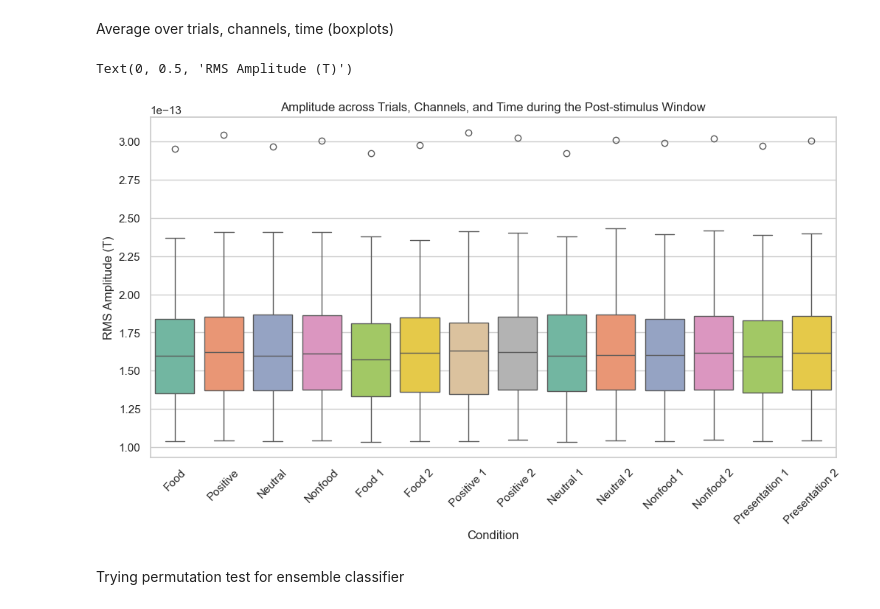
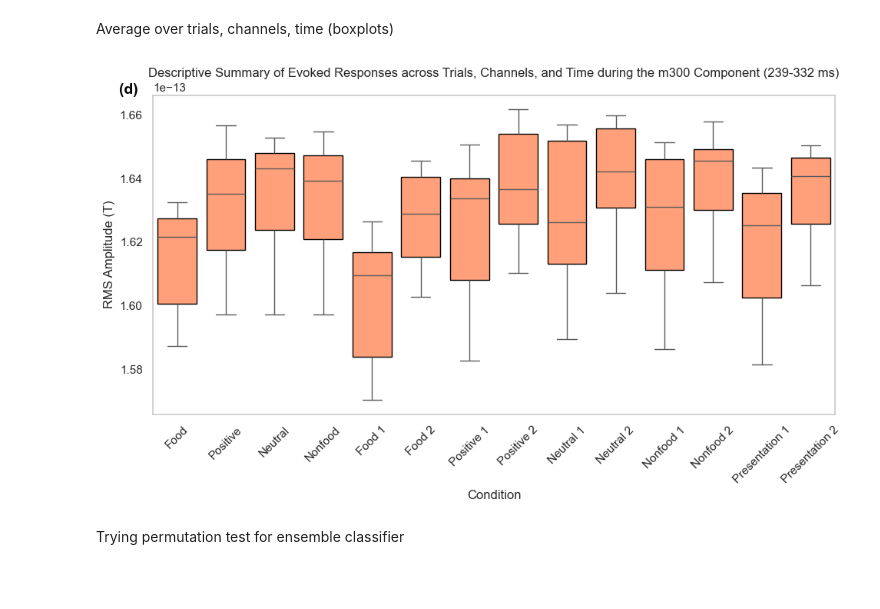
Before and after one commit to DonEnricoEsteve/ML_NN_Project, a Jupyter notebook: MEG_decoding.ipynb, the cells around one changed output. Cells and saved outputs as stored; diff of their text form; code cells hidden in the pictures; blank space fills up the shorter version.

```diff
--- a/MEG_decoding.ipynb
+++ b/MEG_decoding.ipynb
@@ -1520,7 +1522,7 @@ Plot Descriptive Summary Statistics across subjects
 Average over trials and channels
 # %%
 # Set directories
-data_dir = 'Z:\Don\ML_Project\Window files\M200\evoked_cond_concat_binary_and_multiclass'  # Directory containing all subject directories
+data_dir = 'Z:\Don\ML_Project\Window files\M100\evoked_cond_concat_binary_and_multiclass'  # Directory containing all subject directories
 subjects = [d for d in os.listdir(data_dir) if d.startswith('sub_')]
 conditions = ['food', 'positive', 'neutral', 'nonfood',
               'food_1', 'food_2', 'positive_1', 'positive_2',
@@ -1573,7 +1575,7 @@ np.save(final_rms_savepath, final_rms, allow_pickle=True)
 final_sem_savepath = "Z:\Don\ML_Project\Summary_statistics_plots/M200_sem.npy"
 np.save(final_sem_savepath, final_sem, allow_pickle=True)
 # %%
-final_rms = np.load("Z:\Don\ML_Project\Summary_statistics_plots/M100_rms.npy", allow_pickle=True)
+final_rms = np.load("Z:\Don\ML_Project\Summary_statistics_plots/poststimulus_rms.npy", allow_pickle=True)
 final_rms = final_rms.item()
-final_sem = np.load("Z:\Don\ML_Project\Summary_statistics_plots/M100_sem.npy", allow_pickle=True)
+final_sem = np.load("Z:\Don\ML_Project\Summary_statistics_plots/poststimulus_sem.npy", allow_pickle=True)
 final_sem = final_sem.item()
@@ -1651,33 +1717,45 @@ Average over trials, channels, time (boxplots)
 # %%
 conditions = ['food', 'positive', 'neutral', 'nonfood',
               'food_1', 'food_2', 'positive_1', 'positive_2',
               'neutral_1', 'neutral_2', 'nonfood_1', 'nonfood_2',
               'pres_1', 'pres_2']  # List all your conditions
 
 labels = ["Food", "Positive", "Neutral",
           "Nonfood", "Food 1", "Food 2",
           "Positive 1", "Positive 2", "Neutral 1",
           "Neutral 2", "Nonfood 1", "Nonfood 2",
           "Presentation 1", "Presentation 2"]
 
-final_rms_TCT = {}
+# Define the time range you want to display (118 ms to 155 ms)
+start_time_ms = 239
+end_time_ms = 332
 
-for condition in conditions:
-    # Average over time (across time points) for each subject
-    final_rms_TCT[condition] = np.mean(summary_stats[condition]['rms'], axis=1)  # Averaging across time for each subject
+# Convert the time range from ms to index positions in the time_points array
+start_idx = np.searchsorted(time_points, start_time_ms)
+end_idx = np.searchsorted(time_points, end_time_ms)
 
-# Create boxplots for RMS and SEM
-plt.figure(figsize=(12, 6))
+# Create boxplots for RMS values across conditions (no need to average across time points)
+plt.figure(figsize=(10, 6))
 
-# Plot RMS boxplots
-sns.boxplot(data=[final_rms_TCT[condition] for condition in conditions], palette="Set2")
-plt.title('Amplitude across Trials, Channels, and Time during the Post-stimulus Window')
+# Each condition has an array of RMS values for each time point (shape (800,))
+data_to_plot = [final_rms[condition][start_idx:end_idx] for condition in conditions]
+
+# Plot RMS boxplots using seaborn, without fill (no color)
+sns.boxplot(data=data_to_plot, palette="Set2",
+            boxprops=dict(facecolor='lightsalmon', edgecolor='black'))  # No fill, black edge color
+
+# Add title, labels, and configure plot
+plt.text(-1, plt.gca().get_ylim()[1]*1.001, "(d)", color='black', ha='center', va='center', fontsize=14, fontweight='bold')
+plt.title('Descriptive Summary of Evoked Responses across Trials, Channels, and Time during the m300 Component (239-332 ms)')
 plt.xlabel('Condition')
 plt.xticks(ticks=range(len(conditions)), labels=labels, rotation=45)
 plt.ylabel('RMS Amplitude (T)')
+
+plt.tight_layout()  # Ensure labels fit
+plt.grid(False)
+plt.show()
 # %% [output]
-Text(0, 0.5, 'RMS Amplitude (T)')
-[figure, old version]
+[figure, new version]
 # %% [markdown]
 Trying permutation test for ensemble classifier
 # %%
```
Also changed, not shown: parts of 8 cells of this notebook.
